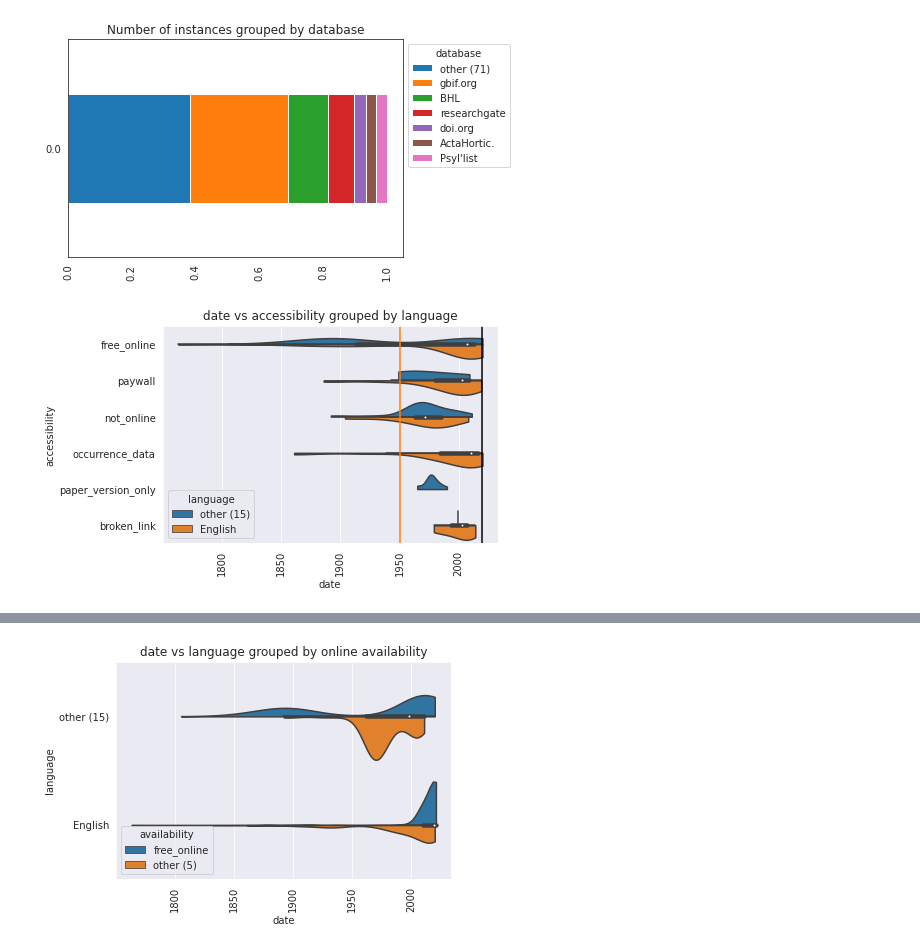
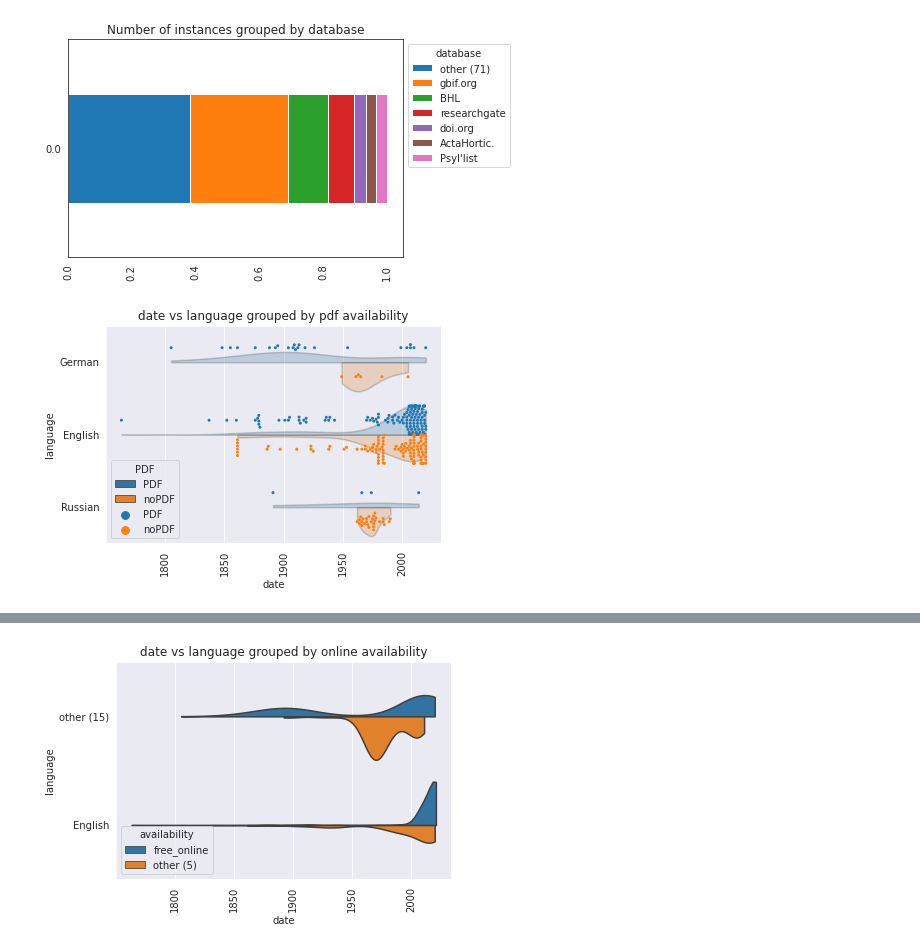
Before and after one commit to e-lubrini/psylve, a Jupyter notebook: dataset_overview/dataset_visualisation.ipynb, the cells around one changed output, grey strips where cells are left out. Cells and saved outputs as stored; diff of their text form; code cells hidden in the pictures.

Commit message:
updated visualisation tool with swarm option

```diff
--- a/dataset_overview/dataset_visualisation.ipynb
+++ b/dataset_overview/dataset_visualisation.ipynb
@@ -87,21 +108,24 @@ plot(hue=hue, data=df,
 [figure]
 # %%
 x = 'dateIdentified'
-y = 'availability'
-hue = 'language'
-palette = sns.color_palette('tab10',n_colors=2)
+hue = 'PDF'
+y = 'language'
+palette = sns.color_palette('tab10',n_colors=10)
 
 plot(x=x, y=y, hue=hue, data=df,
     type='violin',
-    split={hue:2},
+    legend_position='lower left',
+    slice_top={y:3},
     drop_doubles=[key_id], drop_na=[x],
-    xlabel='date', ylabel='accessibility', huelabel='language',
-    sort_alpha=[hue],
-    vlines=[
-        {'x':1950,'ymin':0,'ymax':1,'gid':'copyright', 'c':palette[1]},
-        {'x':2020,'ymin':0,'ymax':1,'gid':'last publication', 'c':'black'}
-        ],
+    xlabel='date', ylabel='language', huelabel='pdf availability',
+    #vlines=[
+    #    {'x':1950,'ymin':0,'ymax':1,'gid':'copyright', 'c':palette[3]},
+    #    {'x':2020,'ymin':0,'ymax':1,'gid':'last publication', 'c':'black'}
+    #    ],
+    swarm=True,
     save_dir = save_dir,
     )
+# German: copyright from 1950
+# English: a lot of info in unvailable documents
 # %% [output]
-[figure, old version]
+[figure, new version]
```
Also changed, not shown: parts of 2 cells of this notebook, 5 other files.
